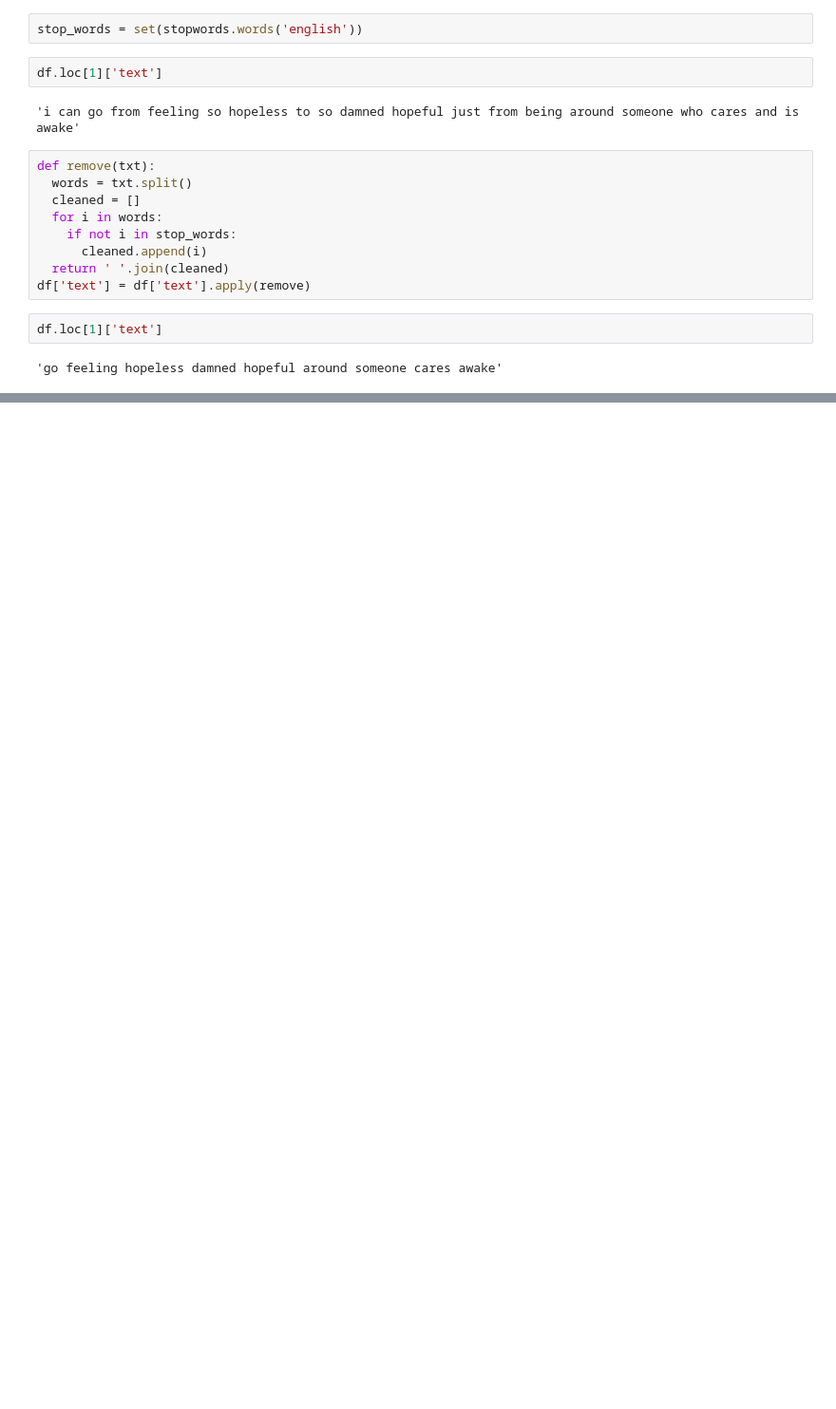
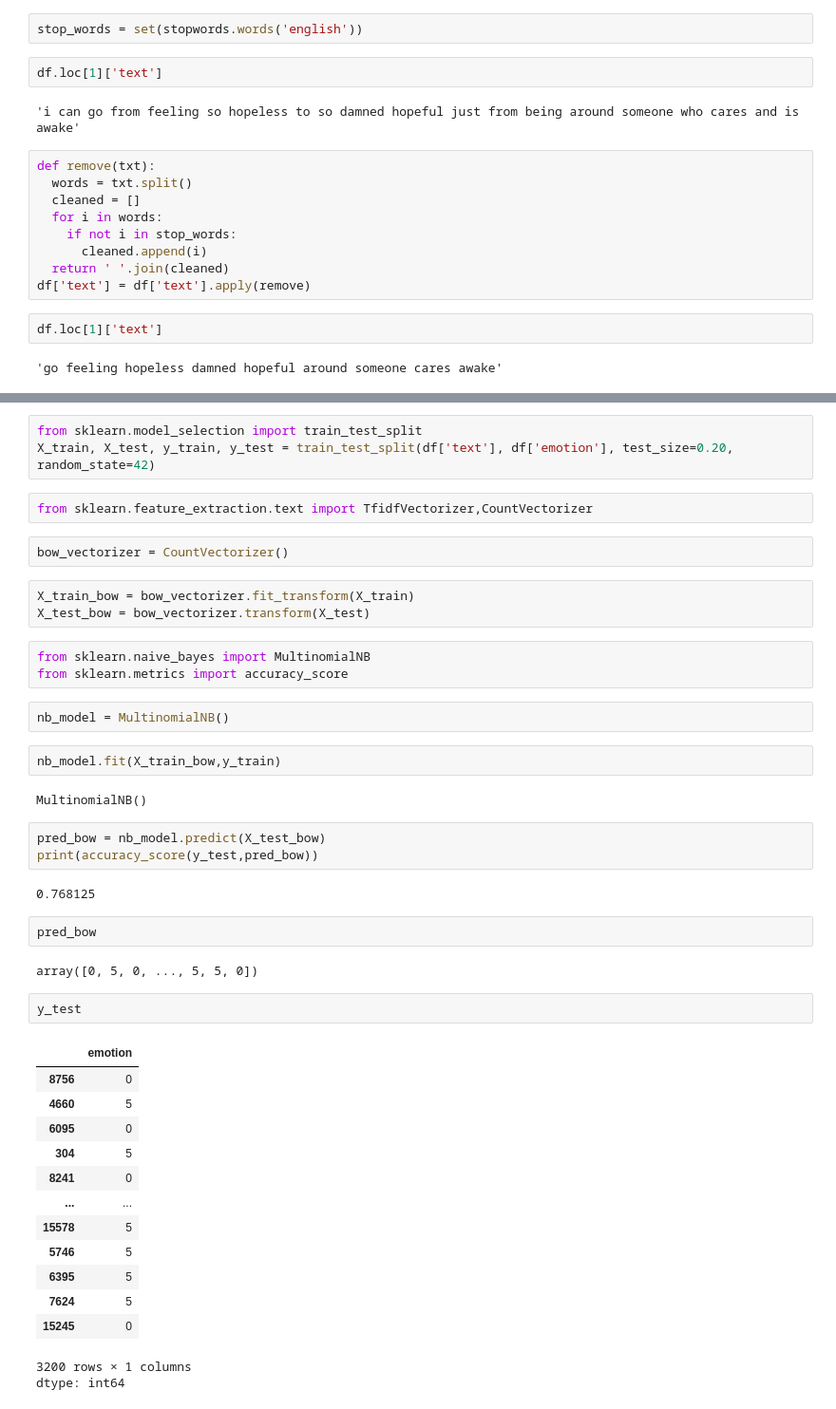
Before and after one commit to rajputans/rajputans, a Jupyter notebook: Tokenization.ipynb, the cells around one changed output, grey strips where cells are left out. Shown at 95% size. Saved outputs shown, nothing was run; the diff lists cells and outputs as text; blank space fills up the shorter version.

```diff
--- a/Tokenization.ipynb
+++ b/Tokenization.ipynb
@@ -105,0 +115,45 @@ df.loc[1]['text']
+# %%
+from sklearn.model_selection import train_test_split
+X_train, X_test, y_train, y_test = train_test_split(df['text'], df['emotion'], test_size=0.20, random_state=42)
+# %%
+from sklearn.feature_extraction.text import TfidfVectorizer,CountVectorizer
+# %%
+bow_vectorizer = CountVectorizer()
+# %%
+X_train_bow = bow_vectorizer.fit_transform(X_train)
+X_test_bow = bow_vectorizer.transform(X_test)
+# %%
+from sklearn.naive_bayes import MultinomialNB
+from sklearn.metrics import accuracy_score
+# %%
+nb_model = MultinomialNB()
+# %%
+nb_model.fit(X_train_bow,y_train)
+# %% [output]
+MultinomialNB()
+# %%
+pred_bow = nb_model.predict(X_test_bow)
+print(accuracy_score(y_test,pred_bow))
+# %% [output]
+0.768125
+# %%
+pred_bow
+# %% [output]
+array([0, 5, 0, ..., 5, 5, 0])
+# %%
+y_test
+# %% [output]
+|  | emotion |
+| 8756 | 0 |
+| 4660 | 5 |
+| 6095 | 0 |
+| 304 | 5 |
+| 8241 | 0 |
+| ... | ... |
+| 15578 | 5 |
+| 5746 | 5 |
+| 6395 | 5 |
+| 7624 | 5 |
+| 15245 | 0 |
+3200 rows × 1 columns
+dtype: int64
```
Also changed, not shown: parts of 8 cells of this notebook.
